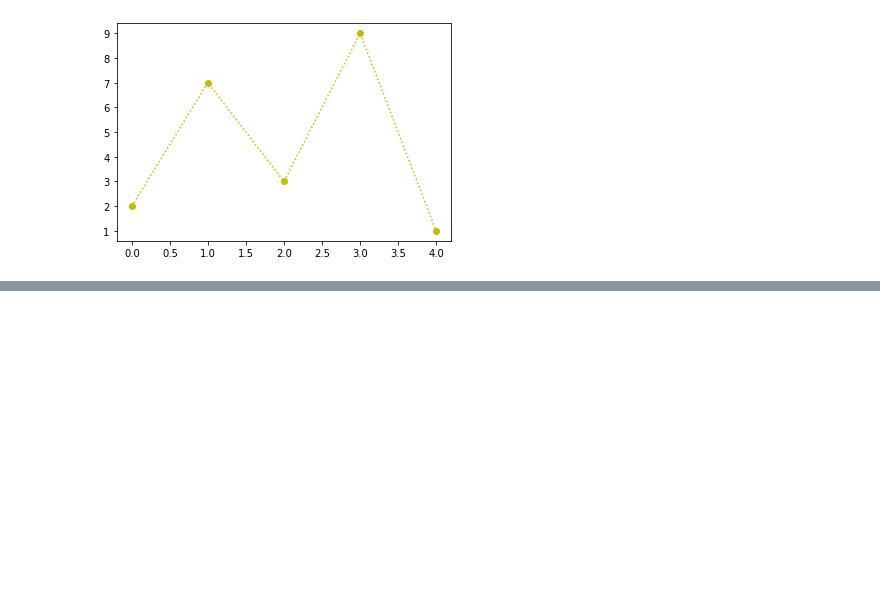
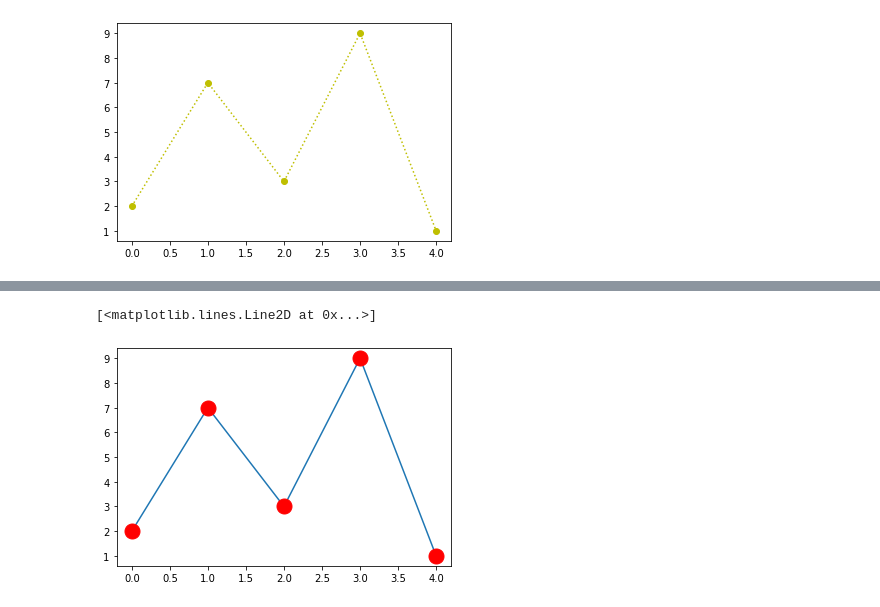
Before and after one commit to chimaihueze/Basics-of-Matplotlib, a Jupyter notebook: matplotlib_markers.ipynb, the cells around one changed output, grey strips where cells are left out. Cells and saved outputs as stored; diff of their text form; code cells hidden in the pictures; blank space fills up the shorter version.

```diff
--- a/matplotlib_markers.ipynb
+++ b/matplotlib_markers.ipynb
@@ -111,0 +127,10 @@ plt.plot(a, marker = 'o', ms = 15)
+# %%
+# Use both the mec and mfc arguments to color of the entire marker:
+
+# Example
+# Set the color of both the edge and the face to red:
+
+plt.plot(a, marker = 'o', ms = 15, mec = 'r', mfc = 'r')
+# %% [output]
+[<matplotlib.lines.Line2D at 0x...>]
+[figure, added]
```
Also changed, not shown: parts of 4 cells of this notebook.
